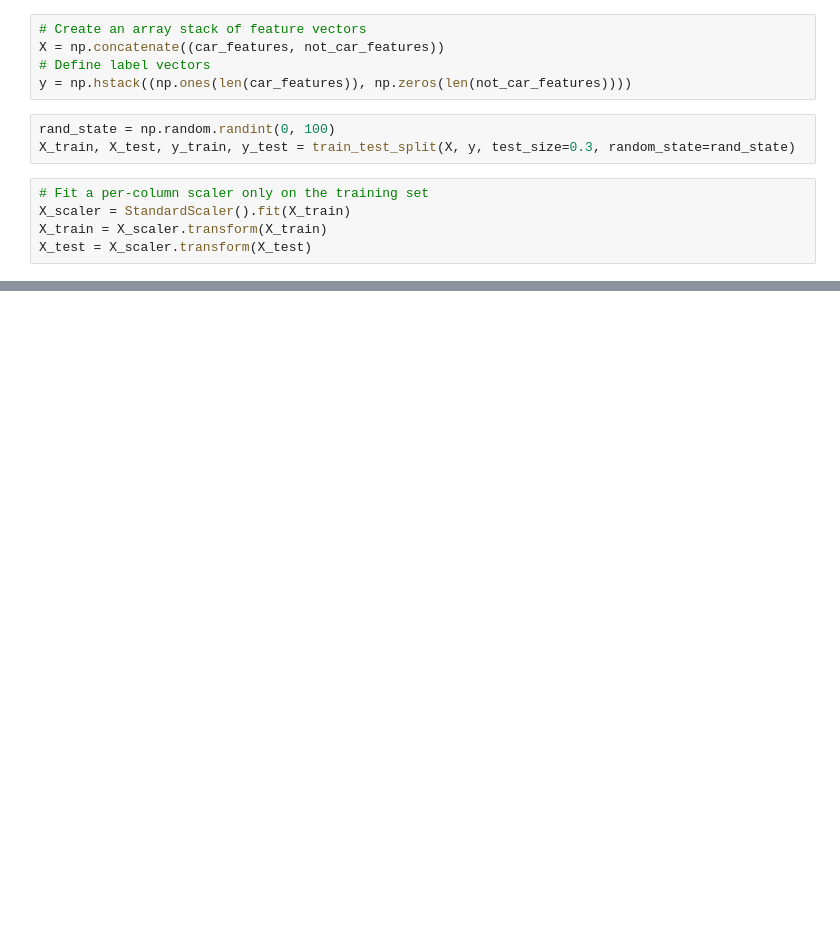
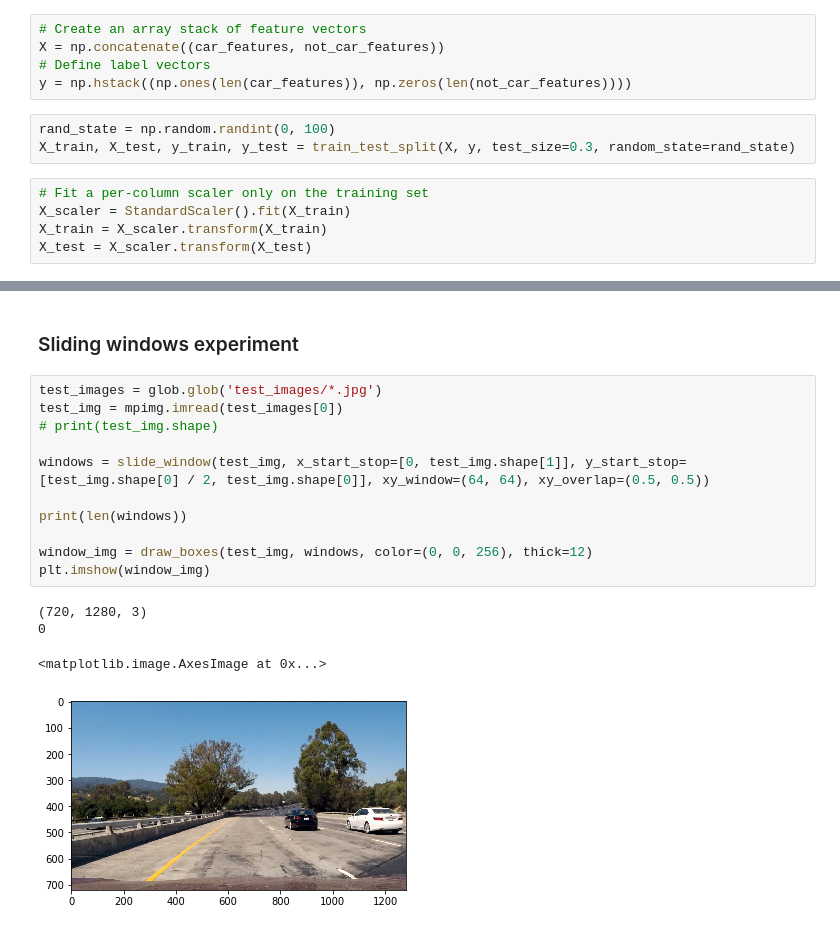
Before and after one commit to Akitsuyoshi/CarND-Vehicle-Detection, a Jupyter notebook: detector.ipynb, the cells around one changed output, grey strips where cells are left out. Saved outputs shown, nothing was run; the diff lists cells and outputs as text; blank space fills up the shorter version.

Commit message:
feat: add sliding window to add rectangle on an image

```diff
--- a/detector.ipynb
+++ b/detector.ipynb
@@ -194 +194,19 @@ actual labels:  [ 0.  1.  0.  1.  0.  0.  0.  1.  0.  1.]
 0.01 Secods to predict random forest
+# %% [markdown]
+### Sliding windows experiment
+# %%
+test_images = glob.glob('test_images/*.jpg')
+test_img = mpimg.imread(test_images[0])
+# print(test_img.shape)
+
+windows = slide_window(test_img, x_start_stop=[0, test_img.shape[1]], y_start_stop=[test_img.shape[0] / 2, test_img.shape[0]], xy_window=(64, 64), xy_overlap=(0.5, 0.5))
+
+print(len(windows))
+
+window_img = draw_boxes(test_img, windows, color=(0, 0, 256), thick=12)
+plt.imshow(window_img)
+# %% [output]
+(720, 1280, 3)
+0
+<matplotlib.image.AxesImage at 0x...>
+[figure, added]
```
Also changed, not shown: parts of 11 cells of this notebook, 1 other file.
